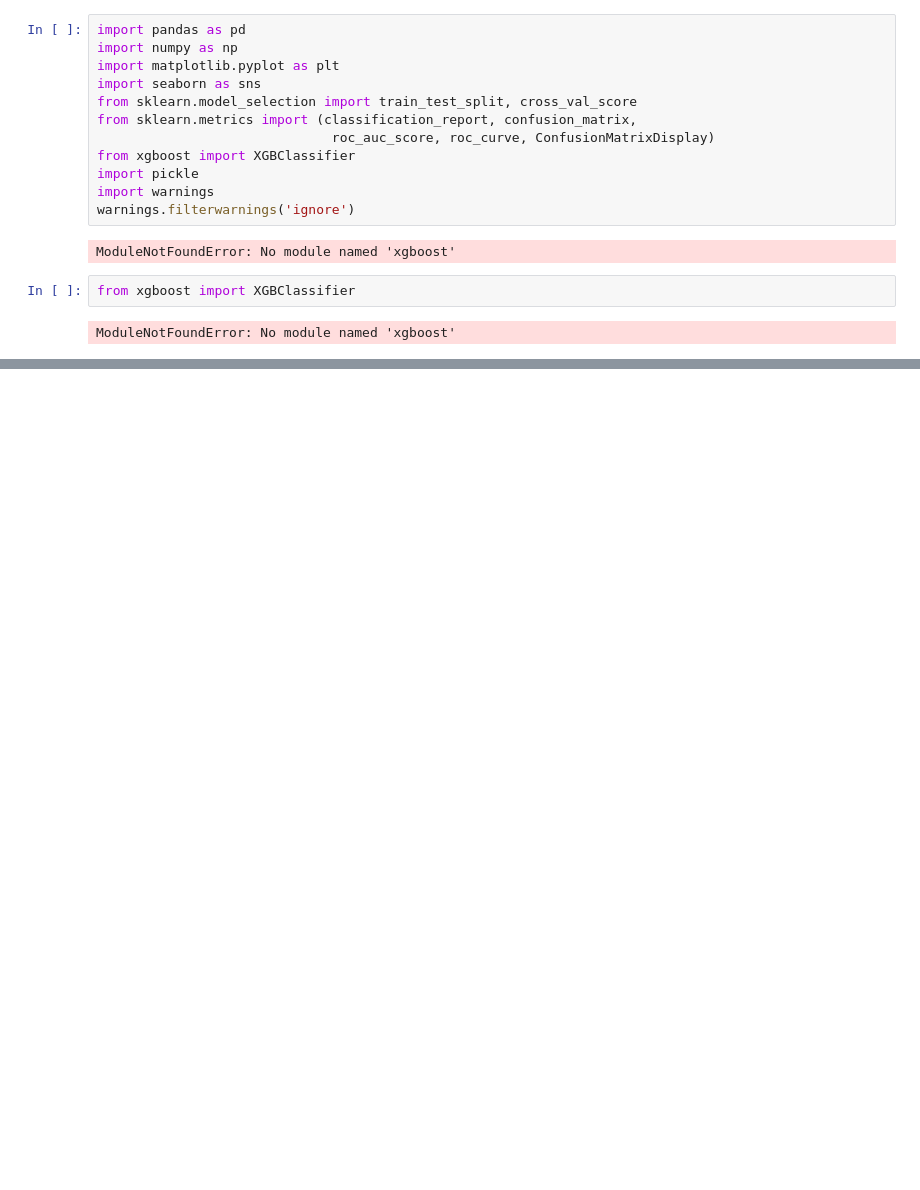
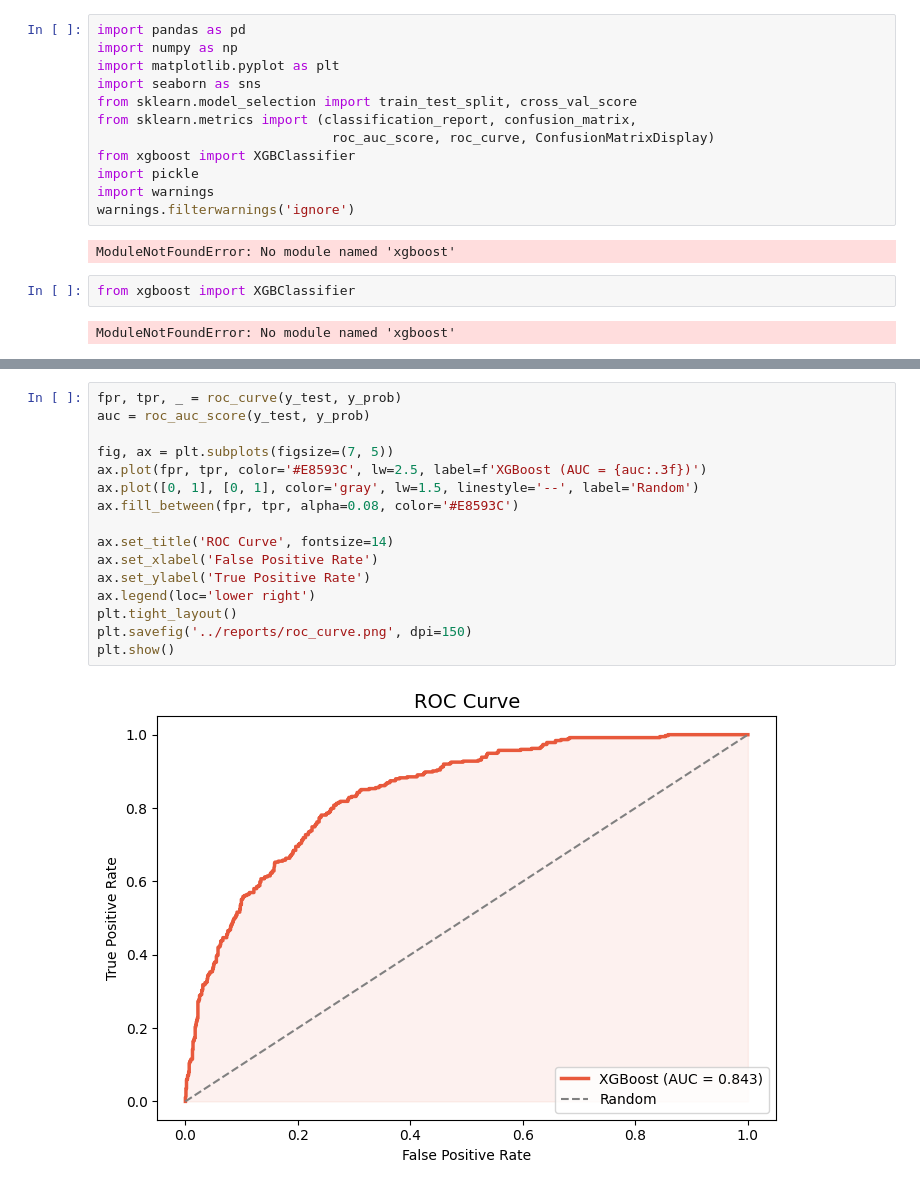
Before and after one commit to RIYA133-web/customer-churn-analysis, a Jupyter notebook: customer-churn-analysis/notebooks/03_model_training.ipynb, the cells around one changed output, grey strips where cells are left out. Cells and saved outputs as stored; diff of their text form; blank space fills up the shorter version.

```diff
--- a/customer-churn-analysis/notebooks/03_model_training.ipynb
+++ b/customer-churn-analysis/notebooks/03_model_training.ipynb
@@ -21,0 +117,18 @@ import sys
+# %%
+fpr, tpr, _ = roc_curve(y_test, y_prob)
+auc = roc_auc_score(y_test, y_prob)
+
+fig, ax = plt.subplots(figsize=(7, 5))
+ax.plot(fpr, tpr, color='#E8593C', lw=2.5, label=f'XGBoost (AUC = {auc:.3f})')
+ax.plot([0, 1], [0, 1], color='gray', lw=1.5, linestyle='--', label='Random')
+ax.fill_between(fpr, tpr, alpha=0.08, color='#E8593C')
+
+ax.set_title('ROC Curve', fontsize=14)
+ax.set_xlabel('False Positive Rate')
+ax.set_ylabel('True Positive Rate')
+ax.legend(loc='lower right')
+plt.tight_layout()
+plt.savefig('../reports/roc_curve.png', dpi=150)
+plt.show()
+# %% [output]
+[figure, added]
```
Also changed, not shown: parts of 11 cells of this notebook, 3 other files.
